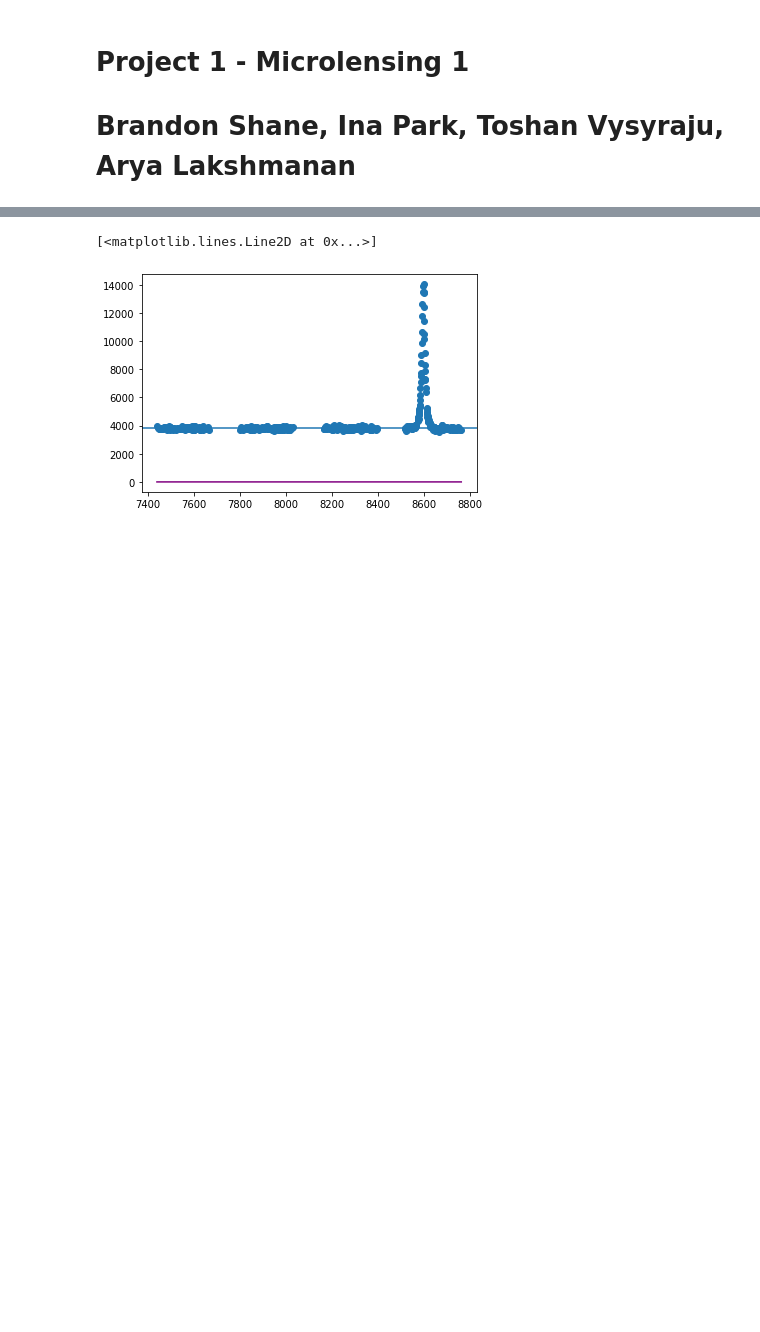
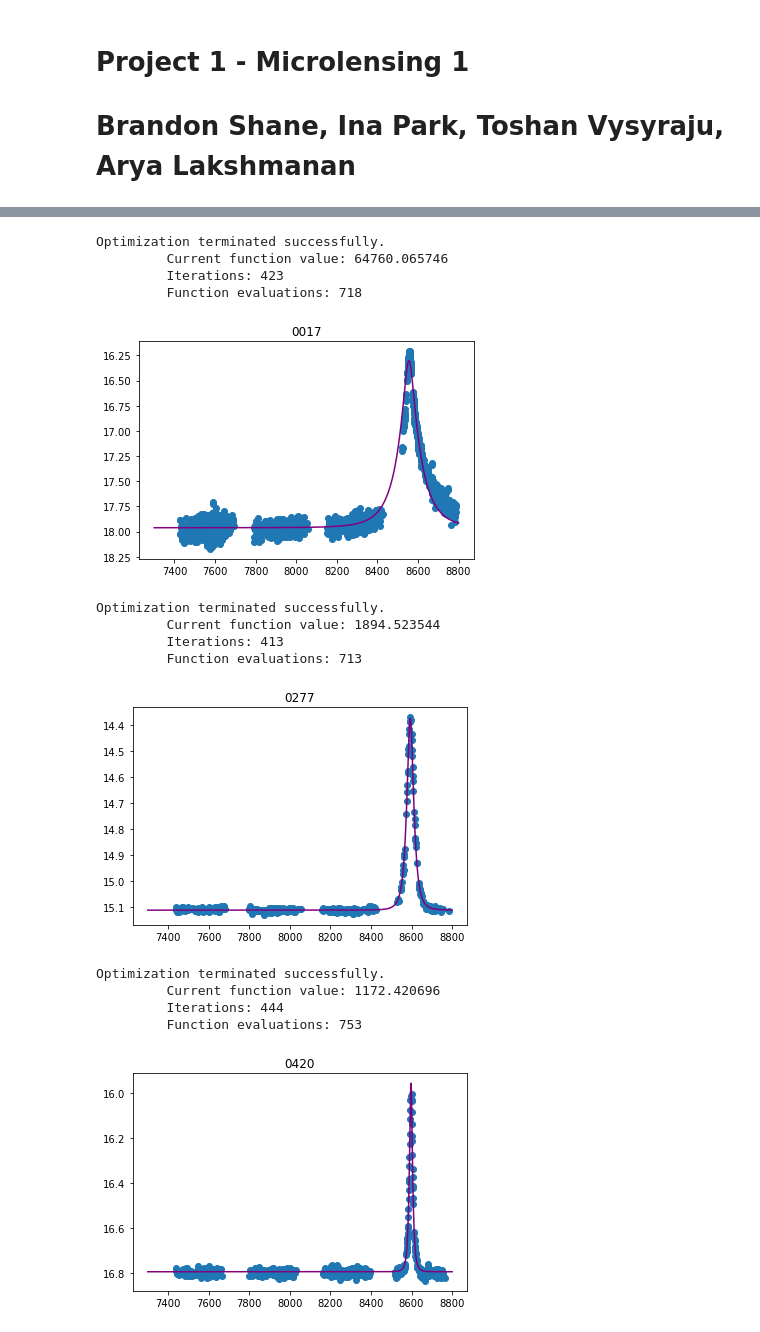
Before and after one commit to toshanv/Gravitational-Microlensing, a Jupyter notebook: project1.ipynb, the cells around one changed output, grey strips where cells are left out. Saved outputs shown, nothing was run; the diff lists cells and outputs as text; code cells hidden in the pictures; blank space fills up the shorter version.

```diff
--- a/project1.ipynb
+++ b/project1.ipynb
@@ -46,4 +30,0 @@ y = m
-# %%
-plt.scatter(x,y)
-f_src_guess = np.nanmean(y[(x>7400) & (x<8400)])
-plt.axhline(y=f_src_guess)
@@ -66,4 +47 @@ def xi(param):
     return tot
-# %%
-opt = optimize.fmin(xi,[0.1,500,f_src_guess])
-opt = np.array(opt)
@@ -72,15 +48,52 @@ Warning: Maximum number of function evaluations has been exceeded.
-# %%
-plt.scatter(x,y)
-# f_src_guess = np.nanmean(y[(x>7400) & (x<8400)])
-plt.axhline(y=f_src_guess)
-
-umin,tE = 0.036,421.250
-
-u = np.sqrt(umin**2 + (x/tE)**2)
-A = (u**2 + 2)/(u*np.sqrt(u+4))
-# A
-
-plt.plot(x,A,color='purple')
-# %% [output]
-[<matplotlib.lines.Line2D at 0x...>]
-[figure, removed]
+# %%
+for name in data.keys():
+    d = data[name]
+    x = d[:,0] - 245e4
+    y = d[:,1]
+    s = d[:,2]
+
+
+    # Might want to plot error barrs in scatterplot
+    plt.scatter(x,y)
+    # f_src_guess = np.nanmean(y[(x>7400) & (x<8400)])
+    #plt.axhline(y=f_src_guess)
+
+    f_src_guess = np.nanmean(y[(x>7400) & (x<8000)])
+
+    opt = optimize.fmin(xi,[0.1,1000,f_src_guess, x[y==np.max(y)]])
+    opt = np.array(opt)
+
+    xlist = np.linspace(7300, 8800, 1000)
+    #umin,tE, m_bl, t_0 = [0.036, 421, 17.99, 8600]
+    umin,tE, m_bl, t_0 = opt
+
+    u=[]
+    A=[]
+    m_mod=[]
+    for i in range(len(xlist)):
+        u.append(np.sqrt(umin**2 + ((xlist[i]-t_0)/tE)**2))
+        A.append((u[i]**2 + 2)/(u[i]*np.sqrt((u[i]**2)+4)))
+        m_mod.append(m_bl - 2.5*np.log10(A[i]))
+    plt.gca().invert_yaxis()
+
+    # A
+
+    plt.plot(xlist,m_mod,color='purple')
+    plt.title(name)
+    plt.show()
+# %% [output]
+Optimization terminated successfully.
+         Current function value: 64760.065746
+         Iterations: 423
+         Function evaluations: 718
+[figure, added]
+Optimization terminated successfully.
+         Current function value: 1894.523544
+         Iterations: 413
+         Function evaluations: 713
+[figure, added]
+Optimization terminated successfully.
+         Current function value: 1172.420696
+         Iterations: 444
+         Function evaluations: 753
+[figure, added]
```
Also changed, not shown: parts of 5 cells of this notebook.
